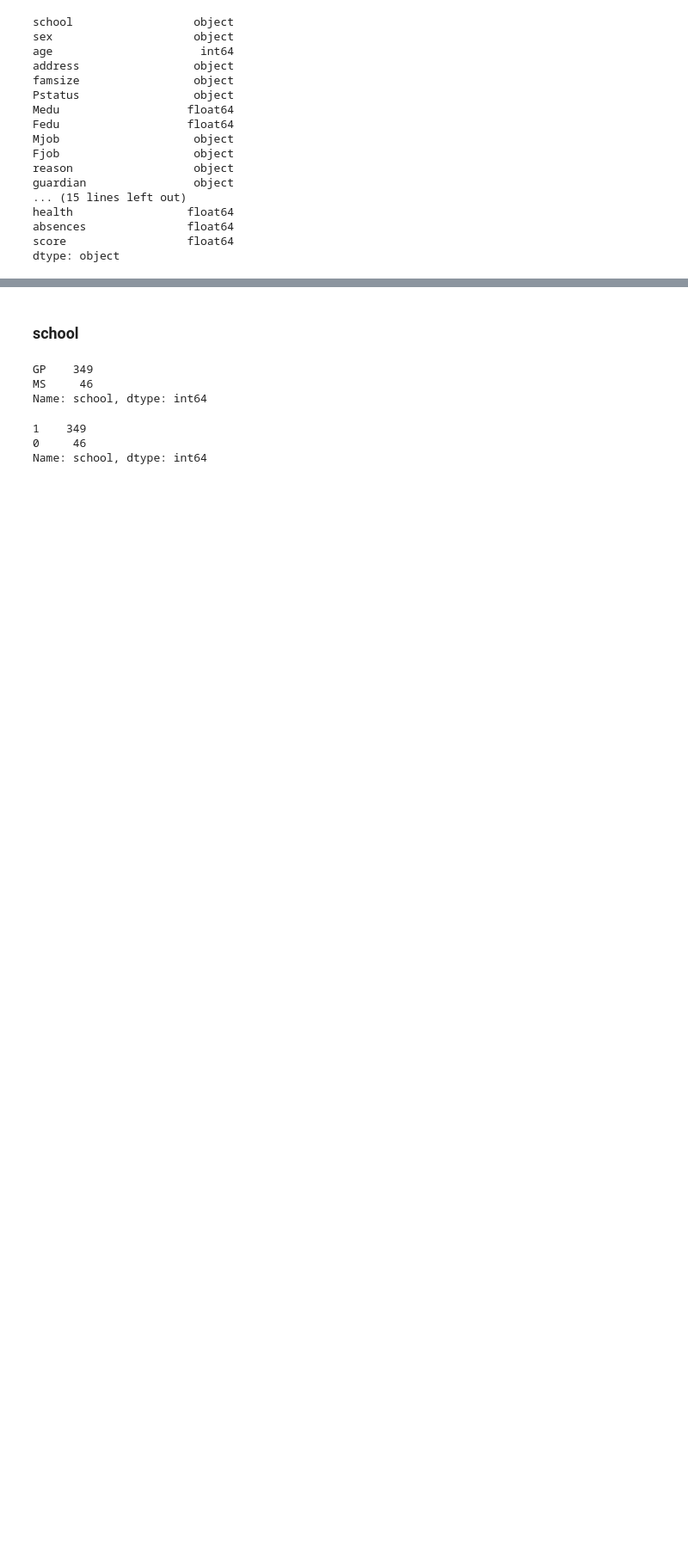
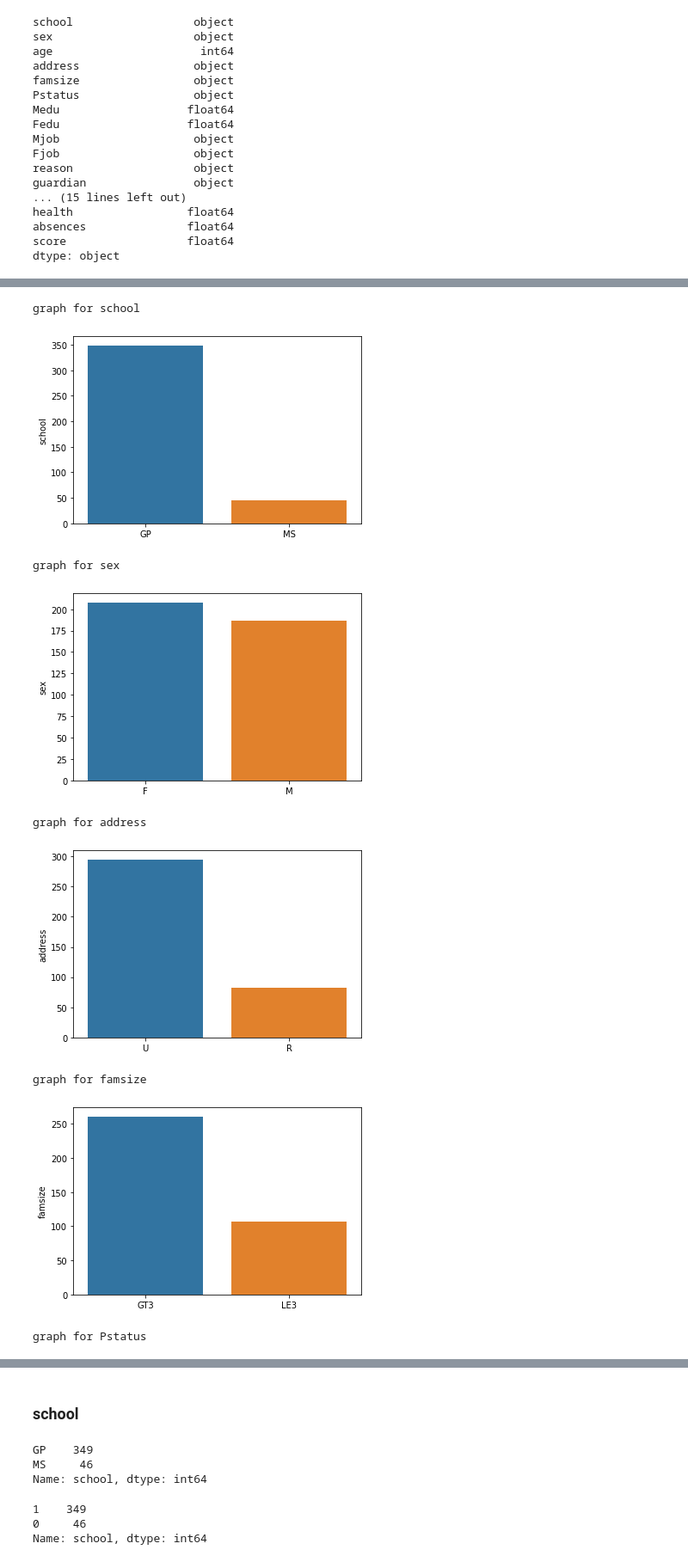
Before and after one commit to artkel/module_2, a Jupyter notebook: EDA_UNICEF.ipynb, the cells around one changed output, grey strips where cells are left out. Shown at 86% size. Cells and saved outputs as stored; diff of their text form; code cells hidden in the pictures; blank space fills up the shorter version.

```diff
--- a/EDA_UNICEF.ipynb
+++ b/EDA_UNICEF.ipynb
@@ -126,0 +128,15 @@ df.describe()
+# %%
+# binary data
+df_binary = df.loc[:, ["school",
+                       "sex",
+                       "address",
+                       "famsize",
+                       "Pstatus",
+                       "schoolsup",
+                       "famsup",
+                       "paid",
+                       "activities",
+                       "nursery",
+                       "higher",
+                       "internet",
+                       "romantic"]]
@@ -126,0 +162,16 @@ df.describe()
+# %%
+for i in df_binary.columns:
+    bin_num = df_binary[i].value_counts(normalize=False)
+    print("graph for %s" % (i))
+    sns.barplot(x = bin_num.index, y = bin_num)
+    plt.show()
+# %% [output]
+graph for school
+[figure, added]
+graph for sex
+[figure, added]
+graph for address
+[figure, added]
+graph for famsize
+[figure, added]
+graph for Pstatus
```
Also changed, not shown: parts of 22 cells of this notebook.
